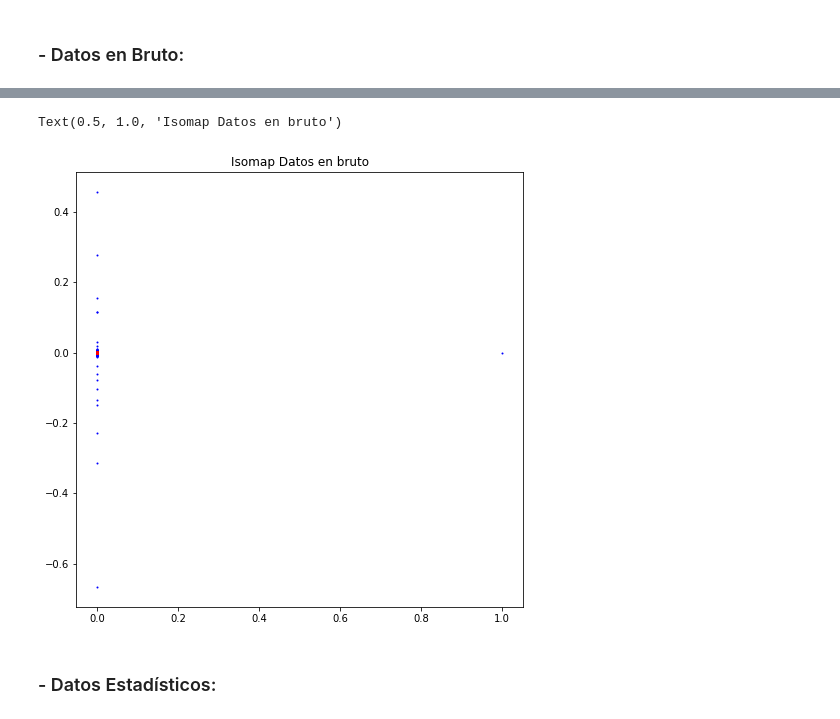
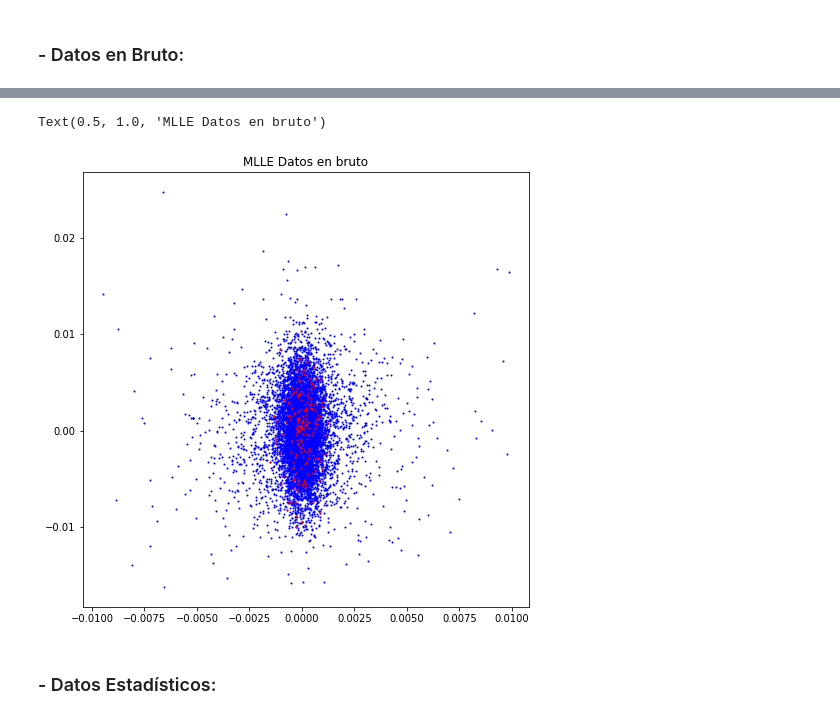
Before and after one commit to aliciaolivaresgil/TFG-SmartBeds, a Jupyter notebook: src/Proyeccion de Datos.ipynb, the cells around one changed output, grey strips where cells are left out. Drawn from its saved outputs; the diff is of its cells as text; code cells hidden in the pictures.

```diff
--- a/src/Proyeccion de Datos.ipynb
+++ b/src/Proyeccion de Datos.ipynb
@@ -302,4 +327,12 @@ lle = manifold.LocallyLinearEmbedding(n_neighbors= 5, n_components=2, eigen_solv
 lle2D = lle.fit_transform(presionesEstadisticasLLE)
+# %%
+#guardar resultados
+with open('lleDE.pdd','wb') as f:
+    pk.dump(lle2D,f)
+# %%
+#cargar datos
+with open('lleDE.pdd','rb') as f:
+    lle2D = pk.load(f)
 # %%
 plt.figure(figsize=(8,8))
 
@@ -339,23 +373,36 @@ presionesMLLE.head()
 # %%
 mlle = manifold.LocallyLinearEmbedding(n_neighbors = 5, n_components=2, eigen_solver='dense', method='modified')
 mlle2D = mlle.fit_transform(presionesMLLE)
+# %%
+#guardar resultados
+with open('mlleDB.pdd','wb') as f:
+    pk.dump(mlle2D,f)
+# %%
+#cargar datos
+with open('mlleDB.pdd','rb') as f:
+    mlle2D = pk.load(f)
 # %%
 plt.figure(figsize=(8,8))
 
 x = mlle2D[:,0]
 y = mlle2D[:,1]
 
 target = datosEstadisticosAtaque['target'].values
 target = target[0::tam_particion_MLLE]
 
-plt.scatter(x,y, s=1, c='b')
+for i in range(len(x)):
+    if x[i] < 0.01 and x[i]>-0.01 and y[i]<0.025 and y[i] >-0.025:
+        plt.scatter(mlle2D[i,0], mlle2D[i,1], s=1, c='b')
+
+#plt.scatter(x,y, s=1, c='b')
+
 for i in range(0,len(target)):
     if target[i]:
         plt.scatter(mlle2D[i,0], mlle2D[i,1], s=1, c='r')
 plt.title("MLLE Datos en bruto")
 # %% [output]
-Text(0.5, 1.0, 'Isomap Datos en bruto')
+Text(0.5, 1.0, 'MLLE Datos en bruto')
-[figure, old version]
+[figure, new version]
 # %% [markdown]
 ### - Datos Estadísticos:
 # %%
```
Also changed, not shown: parts of 46 cells of this notebook, 1 other file.
